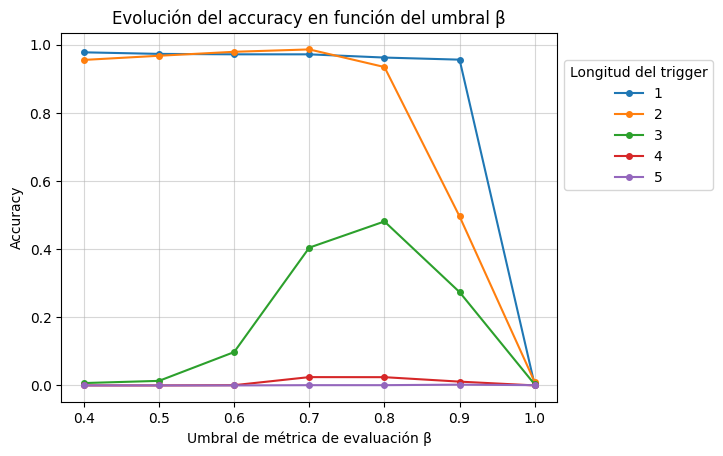
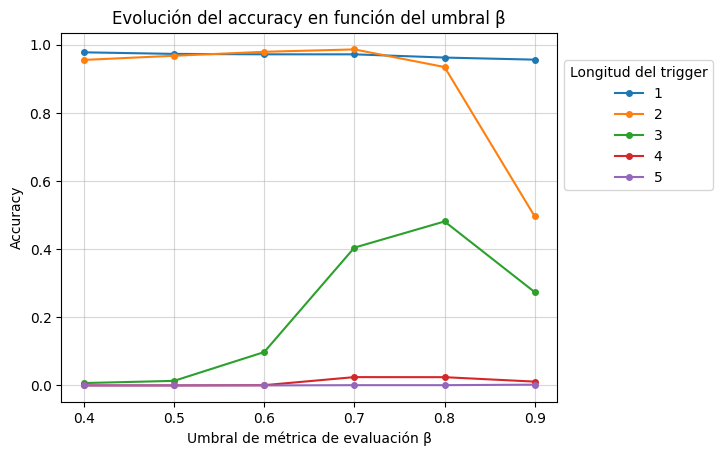
Unified diff of the notebook cell whose output changed from the first chart to the second:
--- before
+++ after
@@ -6,5 +6,5 @@
     max_diffs = df_subset.max_diff_from_top
     accs = df_subset.triggers_acc_poisoned
-    plt.plot(max_diffs, accs, marker='o', markersize=4, label=f"{num_words}")
+    plt.plot(max_diffs[:-1], accs[:-1], marker='o', markersize=4, label=f"{num_words}")
 
 plt.title("Evolución del accuracy en función del umbral β")

Commit: cleanup